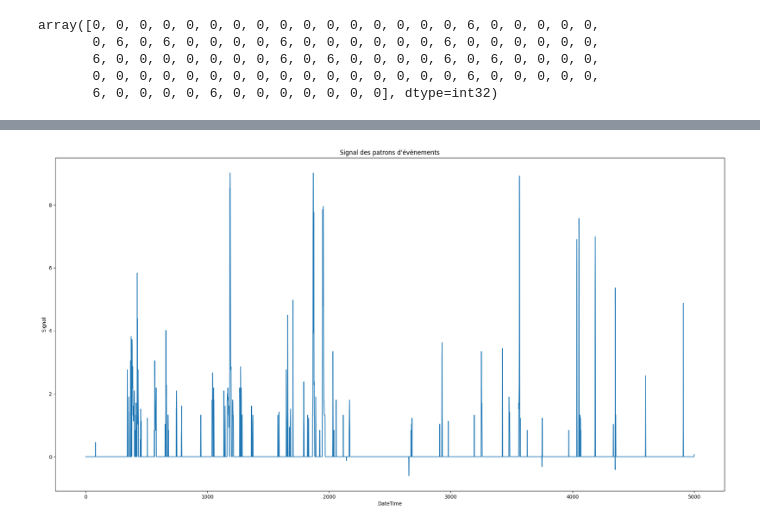
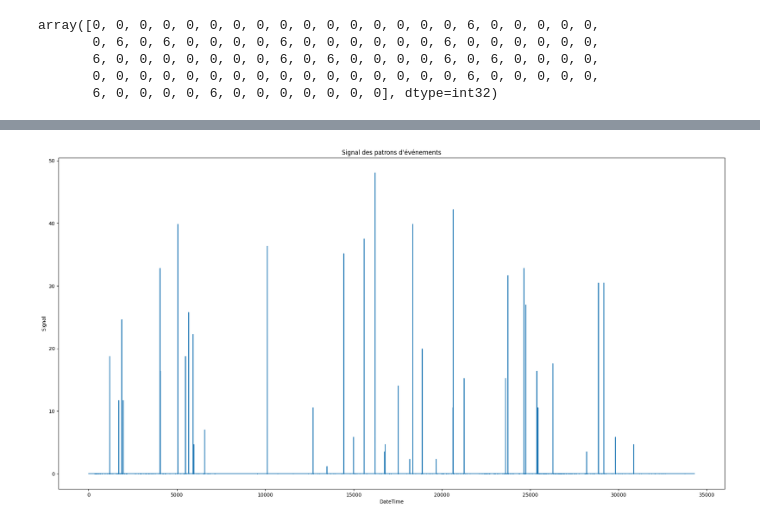
Before and after one commit to emiliepoisson/Pluie, a Jupyter notebook: DetectionPrediction.ipynb, the cells around one changed output, grey strips where cells are left out. Drawn from its saved outputs; the diff is of its cells as text; code cells hidden in the pictures.

```diff
--- a/DetectionPrediction.ipynb
+++ b/DetectionPrediction.ipynb
@@ -536,9 +554,9 @@ for filename in os.listdir(data_folder):
         amplitudes = []
 
         # Iterate over the data from the labels
-        for i in range(len(labels2)):
+        for i in range(len(labels1)):
             # If the label is 0 (i.e., no rain)
-            if labels2[i] == 0:
+            if labels1[i] == 0:
                 # Add the corresponding amplitude from the TSL_mean column to the amplitudes of the current event
                 amplitudes.append(df['TSL_mean'].iloc[i])
             else:
@@ -1008,23 +1055,23 @@ array([0, 0, 0, 0, 0, 0, 0, 0, 0, 0, 0, 0, 0, 0, 0, 0, 6, 0, 0, 0, 0, 0,
 # %%
 plt.figure(figsize=(24, 12))
 # Créer une liste pour stocker les données du signal
 signal = []
 
 # Parcourir les données des labels
 for i in range(len(labels1)):
     # Si le label change de 0 vers un autre label
     if i > 0 and labels1[i] != 0:
         # Ajouter l'amplitude correspondante dans la colonne TSL_mean au signal
         signal.append(df_scaled['TSL_mean'].iloc[i])
     else:
         # Sinon, ajouter 0 au signal
         signal.append(0)
 
 # Créer un graphique en utilisant les données du signal
-plt.plot(signal[:5000])
+plt.plot(signal)
 plt.xlabel('DateTime')
 plt.ylabel('Signal')
 plt.title('Signal des patrons d\'événements')
 plt.show()
 # %% [output]
-[figure, old version]
+[figure, new version]
```
Also changed, not shown: parts of 5 cells of this notebook.
